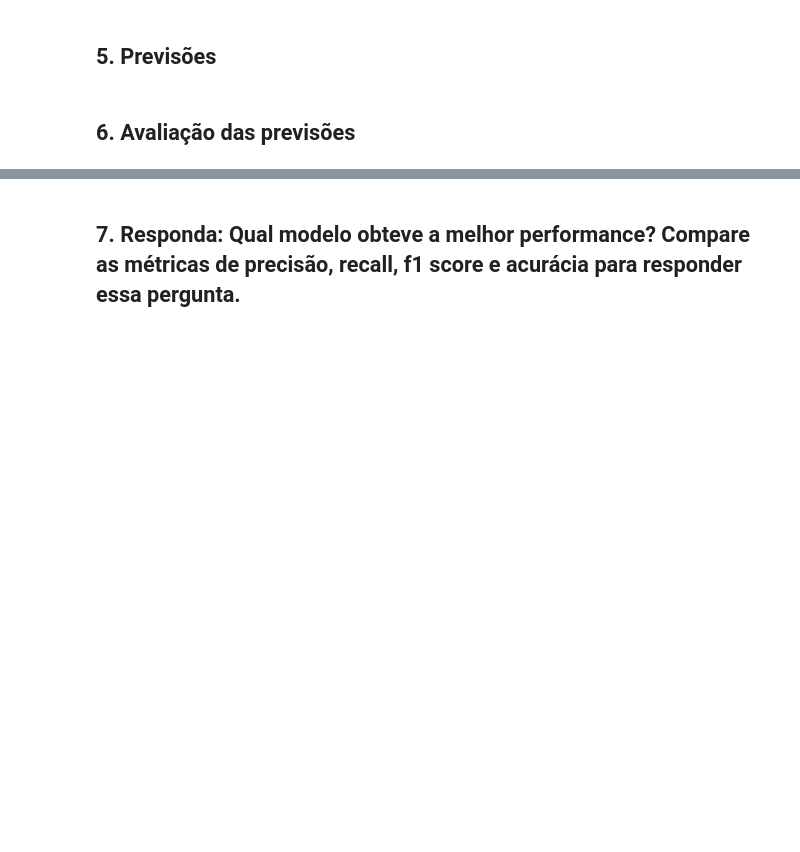
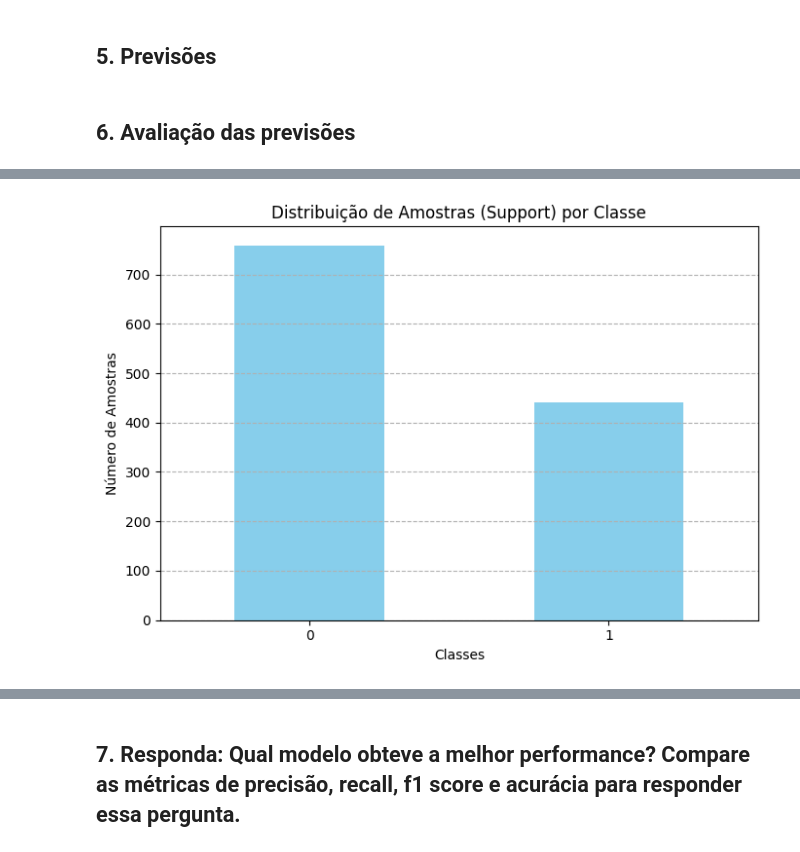
Before and after one commit to anasegatelli/curso-facens-python, a Jupyter notebook: ML/aula 2/ra242901.ipynb, the cells around one changed output, grey strips where cells are left out. Saved outputs shown, nothing was run; the diff lists cells and outputs as text; code cells hidden in the pictures; blank space fills up the shorter version.

```diff
--- a/ML/aula 2/ra242901.ipynb
+++ b/ML/aula 2/ra242901.ipynb
@@ -380,4 +387,16 @@ weighted avg       0.75      0.73      0.69      1200
 # %% [markdown]
 ## 3. Normalização dos Dados
+# %%
+scaler = StandardScaler()
+
+X_treino_scaled = scaler.fit_transform(X_treino.values.reshape(-1,1))
+
+X_teste_scaled = scaler.fit_transform(X_teste.values.reshape(-1,1))
 # %% [markdown]
 ## 4. Escolha e Treinamento do Modelo
+# %%
+from sklearn.tree import DecisionTreeClassifier
+
+model = DecisionTreeClassifier(criterion='entropy', random_state=42)
+
+model.fit(X_treino_scaled, y_treino)
@@ -384,4 +405,13 @@ weighted avg       0.75      0.73      0.69      1200
 # %% [markdown]
 ## 5. Previsões
+# %%
+y_pred = model.predict(X_treino_scaled)
 # %% [markdown]
 ## 6. Avaliação das previsões
+# %%
+# Avaliação das previsões
+
+relatorio = classification_report(y_treino, y_pred)
+relatorio_json = classification_report(y_treino, y_pred,output_dict=True)
+print("Classification Report - Árvore de Decisão:")
+print(relatorio)
@@ -387,0 +433,17 @@ weighted avg       0.75      0.73      0.69      1200
+# %%
+df_report = pd.DataFrame(relatorio_json).transpose()
+
+support_por_classe = df_report.drop(['accuracy', 'macro avg', 'weighted avg'], errors='ignore')['support']
+
+plt.figure(figsize=(7, 5))
+support_por_classe.plot(kind='bar', color='skyblue')
+
+plt.title('Distribuição de Amostras (Support) por Classe')
+plt.xlabel('Classes')
+plt.ylabel('Número de Amostras')
+plt.xticks(rotation=0)
+plt.grid(axis='y', linestyle='--')
+plt.tight_layout()
+plt.show()
+# %% [output]
+[figure, added]
```
Also changed, not shown: parts of 9 cells of this notebook.
